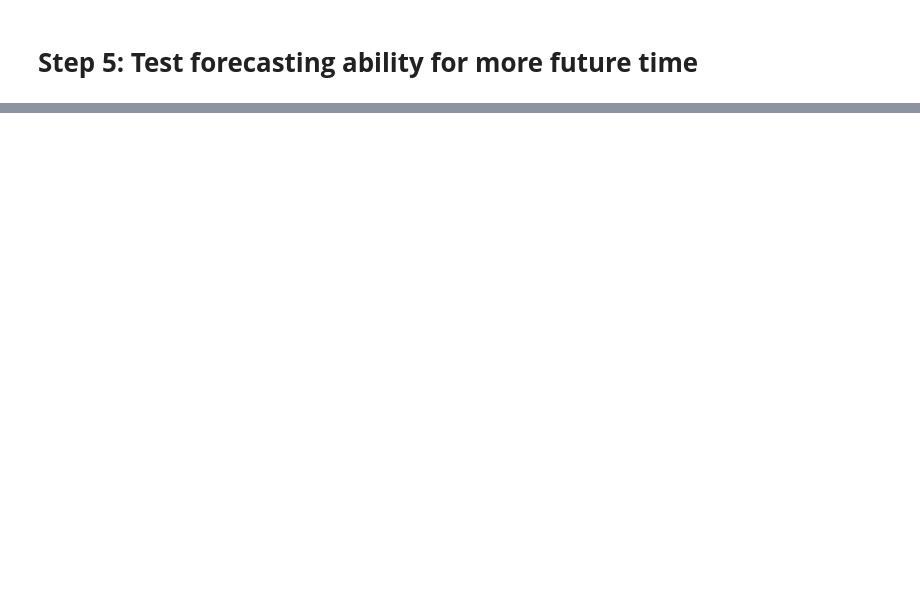
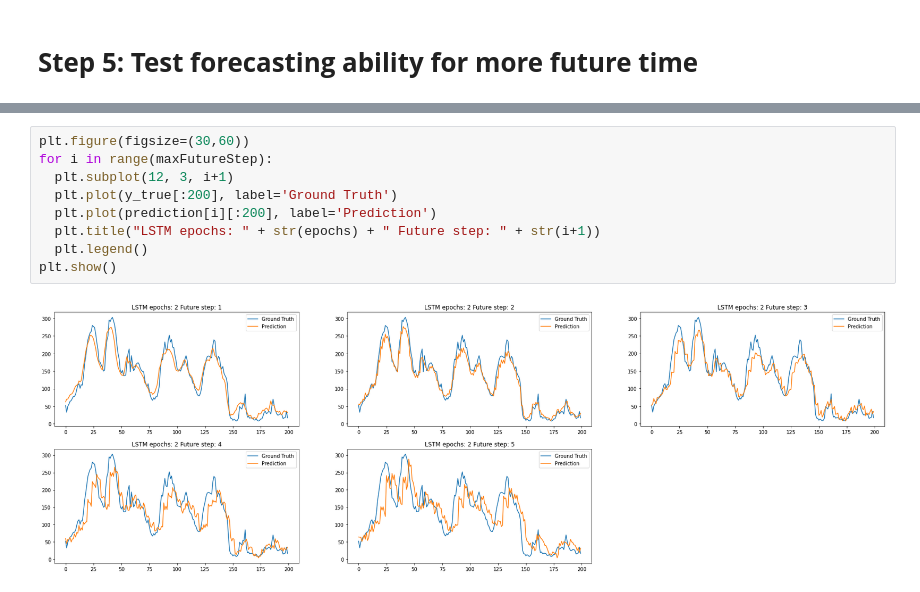
Before and after one commit to ttezy/Time-Sequence-Analysis, a Jupyter notebook: LSTM_Multivariate.ipynb, the cells around one changed output, grey strips where cells are left out. Drawn from its saved outputs; the diff is of its cells as text; blank space fills up the shorter version.

```diff
--- a/LSTM_Multivariate.ipynb
+++ b/LSTM_Multivariate.ipynb
@@ -430 +336,12 @@ Test RMSE: 54.829
+# %%
+plt.figure(figsize=(30,60))
+for i in range(maxFutureStep):
+  plt.subplot(12, 3, i+1)
+  plt.plot(y_true[:200], label='Ground Truth')
+  plt.plot(prediction[i][:200], label='Prediction')
+  plt.title("LSTM epochs: " + str(epochs) + " Future step: " + str(i+1))
+  plt.legend()
+plt.show()
+# %% [output]
+[figure, added]
 # %%
```
Also changed, not shown: parts of 7 cells of this notebook.
